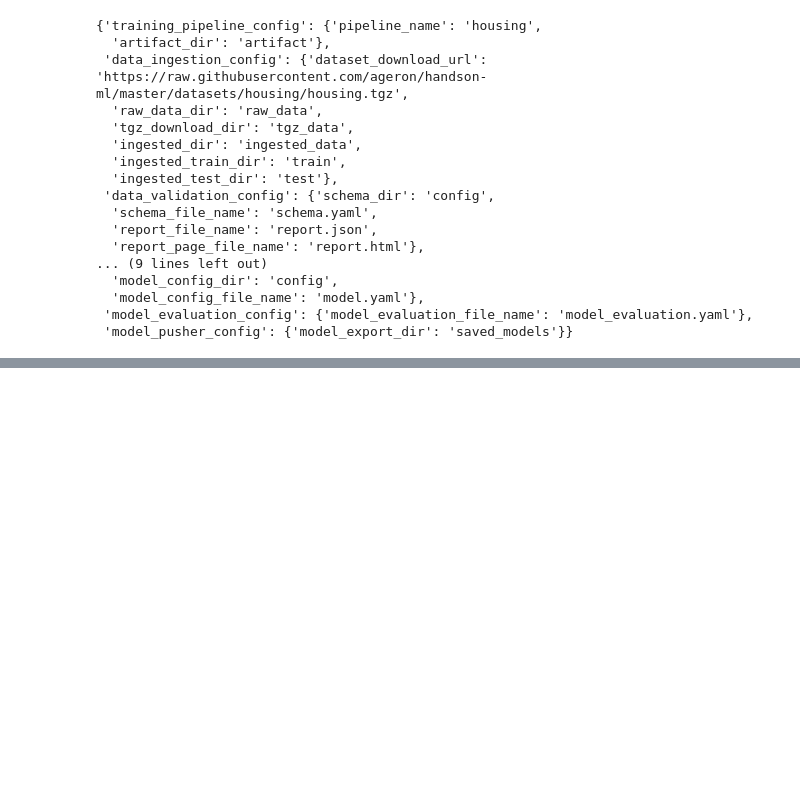
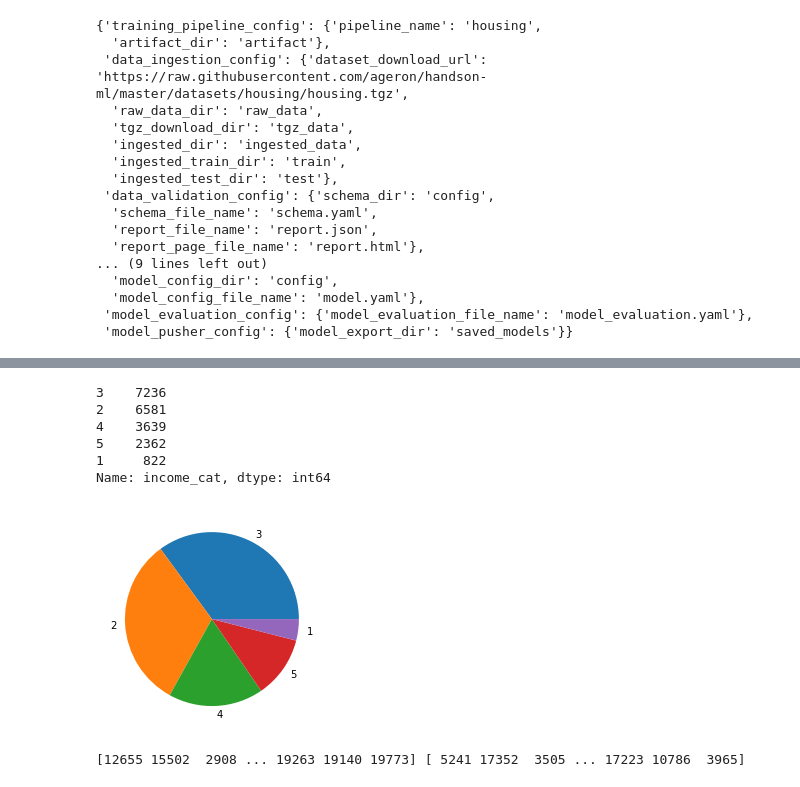
Before and after one commit to nitesh29ns/machine_learning_project, a Jupyter notebook: notebook/example.ipynb, the cells around one changed output, grey strips where cells are left out. Cells and saved outputs as stored; diff of their text form; code cells hidden in the pictures; blank space fills up the shorter version.

```diff
--- a/notebook/example.ipynb
+++ b/notebook/example.ipynb
@@ -122,0 +138,13 @@ Error:
+# %%
+housing.income_cat.value_counts()
+# %% [output]
+3    7236
+2    6581
+4    3639
+5    2362
+1     822
+Name: income_cat, dtype: int64
+# %%
+plt.pie(housing.income_cat.value_counts(), labels=housing.income_cat.value_counts().index);
+# %% [output]
+[figure, added]
@@ -122,0 +155,5 @@ Error:
+# %%
+for train_ix, test_ix in split.split(housing, housing["income_cat"]):
+    print(train_ix, test_ix)
+# %% [output]
+[12655 15502  2908 ... 19263 19140 19773] [ 5241 17352  3505 ... 17223 10786  3965]
```
Also changed, not shown: parts of 25 cells of this notebook, 6 other files.
